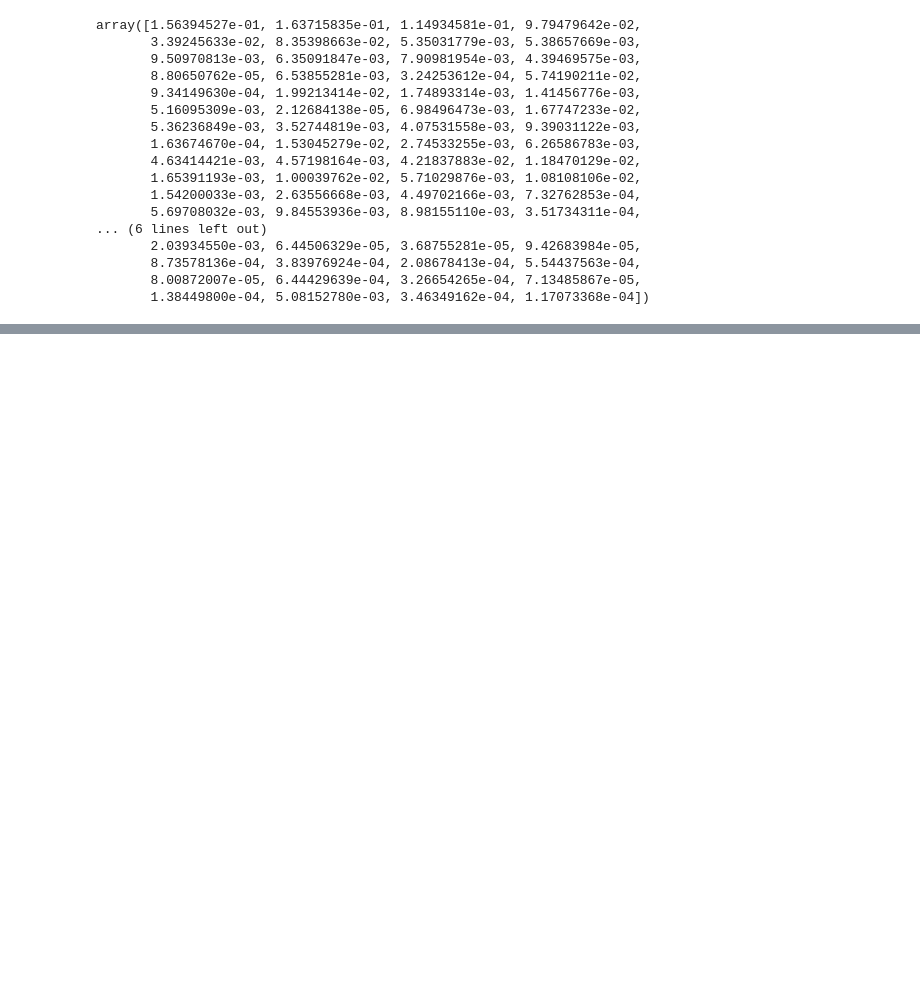
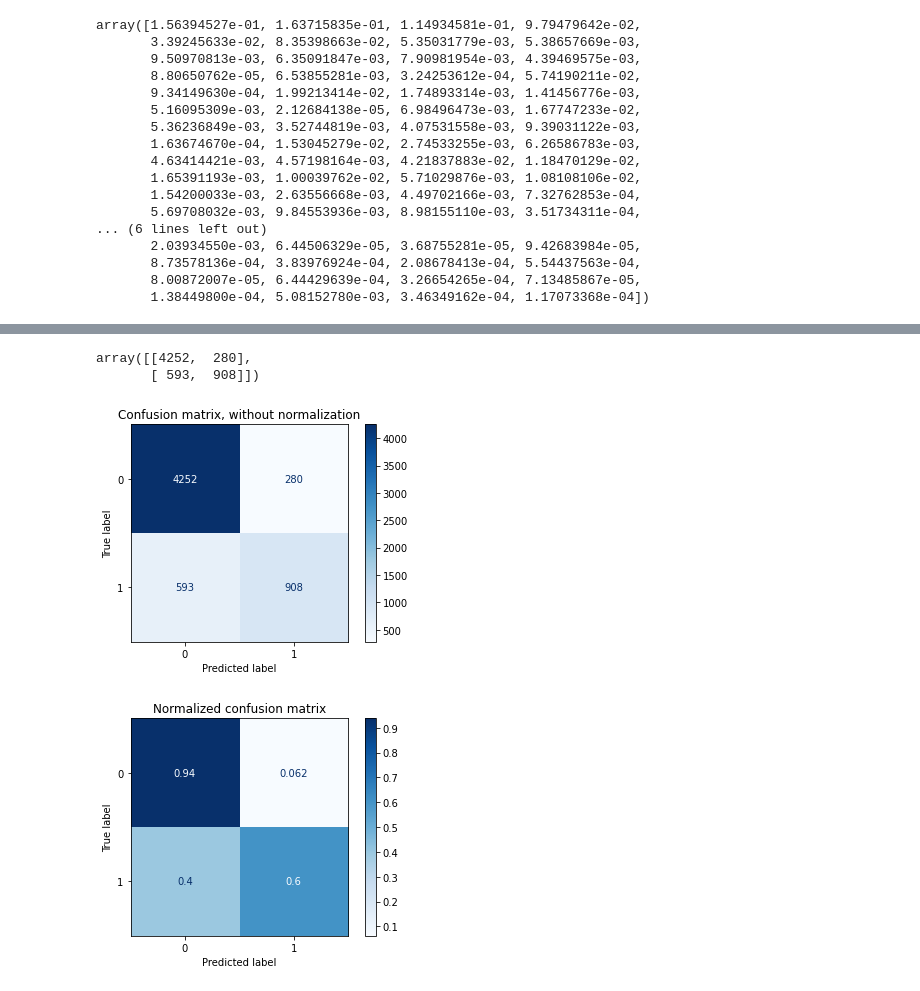
Before and after one commit to vathanahim/IAF604_Assignment3_Random_Forest, a Jupyter notebook: IAF604_Assignment3/Assignment3.ipynb, the cells around one changed output, grey strips where cells are left out. Saved outputs shown, nothing was run; the diff lists cells and outputs as text; code cells hidden in the pictures; blank space fills up the shorter version.

```diff
--- a/IAF604_Assignment3/Assignment3.ipynb
+++ b/IAF604_Assignment3/Assignment3.ipynb
@@ -350,0 +382,3 @@ array([1.56394527e-01, 1.63715835e-01, 1.14934581e-01, 9.79479642e-02,
+# %%
+sel = RFE(RandomForestClassifier(n_estimators=100, random_state=0, n_jobs=-1), n_features_to_select=15)
+sel.fit(x_train, y_train)
@@ -350,0 +415,3 @@ array([1.56394527e-01, 1.63715835e-01, 1.14934581e-01, 9.79479642e-02,
+# %%
+x_train_rfe = sel.transform(x_train)
+x_test_rfe = sel.transform(x_test)
@@ -350,0 +461,11 @@ array([1.56394527e-01, 1.63715835e-01, 1.14934581e-01, 9.79479642e-02,
+# %%
+param_grid = {
+    'bootstrap': [True],
+    'max_depth': [80, 90, 100, 110],
+    'min_samples_leaf': [3, 4, 5],
+    'min_samples_split': [8, 10, 12],
+    'n_estimators': [100, 125]
+}
+rf_model = RandomForestClassifier()
+grid = GridSearchCV(estimator = rf_model, param_grid = param_grid, cv= 3, verbose = 2, n_jobs=4)
+grid.fit(x_train_rcf, y_train)
@@ -350,0 +494,7 @@ array([1.56394527e-01, 1.63715835e-01, 1.14934581e-01, 9.79479642e-02,
+# %%
+#insert best parameters for our new random forest model
+clf = RandomForestClassifier(n_estimators=100, bootstrap = True, max_depth = 110, min_samples_leaf = 4
+                             , min_samples_split = 10, random_state=0, n_jobs=1)
+clf.fit(x_train_rfe, y_train)
+y_pred = clf.predict(x_test_rfe)
+print("Accuracy : ", accuracy_score(y_test,y_pred))
@@ -350,0 +524,23 @@ array([1.56394527e-01, 1.63715835e-01, 1.14934581e-01, 9.79479642e-02,
+# %%
+cm = confusion_matrix(y_test, y_pred)
+cm
+# %% [output]
+array([[4252,  280],
+       [ 593,  908]])
+# %%
+titles_options = [("Confusion matrix, without normalization", None),
+                  ("Normalized confusion matrix", 'true')]
+
+class_names = [0,1]
+
+for title, normalize in titles_options:
+    disp = plot_confusion_matrix(clf, x_test_rfe, y_test,
+                                 display_labels=class_names,
+                                 cmap=plt.cm.Blues,
+                                 normalize=normalize)
+    disp.ax_.set_title(title)
+
+plt.show()
+# %% [output]
+[figure, added]
+[figure, added]
```
Also changed, not shown: parts of 26 cells of this notebook.
